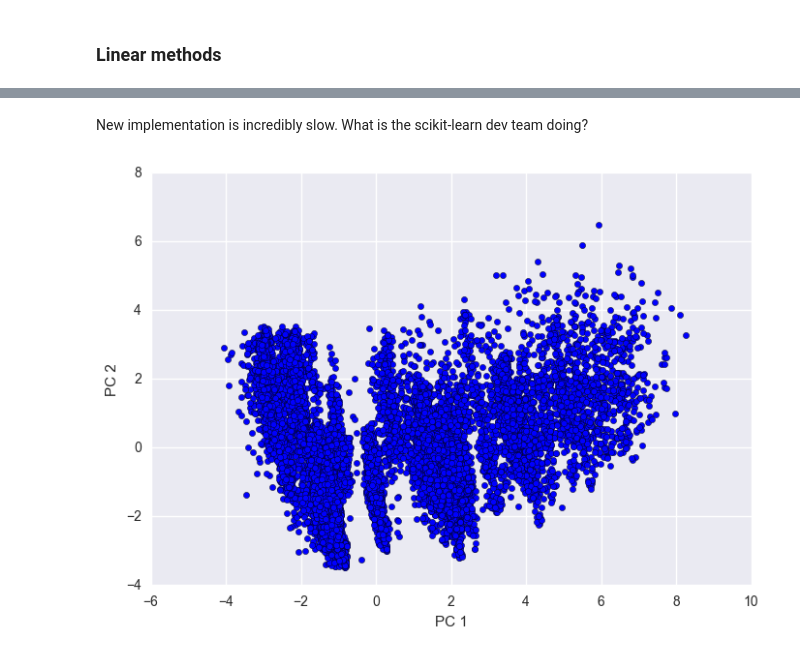
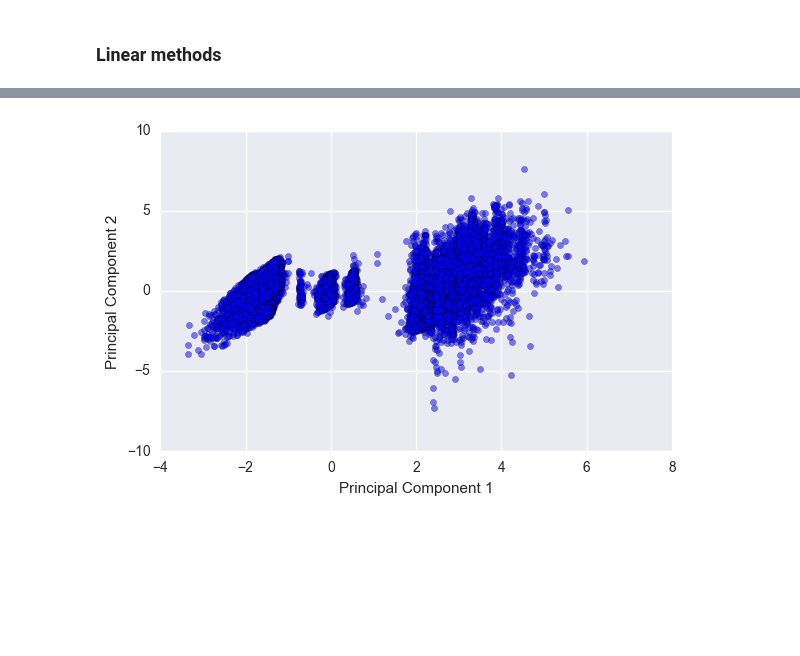
Before and after one commit to k2datascience/classification-example, a Jupyter notebook: 2-Preprocessing-Feature-Engineering.ipynb, the cells around one changed output, grey strips where cells are left out. Saved outputs shown, nothing was run; the diff lists cells and outputs as text; code cells hidden in the pictures; blank space fills up the shorter version.

```diff
--- a/2-Preprocessing-Feature-Engineering.ipynb
+++ b/2-Preprocessing-Feature-Engineering.ipynb
@@ -31,7 +31,8 @@ cols = bank_data.columns.tolist()
 cols = cols[-1:] + cols[:-1]
 bank_data = bank_data[cols]
 # %%
-# Replace 'unknown' with NAN and drop them
-# I could potentially use an imputation strategy...
+# Replace 'unknown' with NAN
+# Use an imputation strategy
 bank_data.replace(['unknown'], [np.nan], inplace=True)
-bank_data = bank_data.dropna()
+bank_data['pdays'].replace([999], [np.nan], inplace=True)
+bank_data = bank_data.fillna(bank_data.median())
@@ -110,10 +108,14 @@ plt.show()
 # %% [markdown]
 ## Dimensionality Reduction
+# %%
+# Extracting only the continuous variables, binary ones will not help
+continuous = bank_data[['age', 'duration', 'campaign', 'pdays', 'previous',
+                        'emp.var.rate', 'cons.price.idx', 'cons.conf.idx', 'euribor3m',
+                        'nr.employed']]
 # %%
 # Bringing features on the same scale
 stdsc = StandardScaler()
-X_train_std = stdsc.fit_transform(X_train)
-X_test_std = stdsc.transform(X_test)
+continuous_std = stdsc.fit_transform(continuous)
 # %% [markdown]
 ### Linear methods
 # %%
@@ -135,10 +138,11 @@ rpca = PCA(n_components=5, svd_solver='randomized')
-# %% [markdown]
-New implementation is incredibly slow. What is the scikit-learn dev team doing?
+# %%
+pca = PCA(n_components=3)
+continuous_pca = pca.fit_transform(continuous_std)
 # %%
-X_train_pca = pca.fit_transform(X_train_std)
-plt.scatter(X_train_pca[:, 0], X_train_pca[:, 1])
-plt.xlabel('PC 1')
-plt.ylabel('PC 2')
+plt.scatter(continuous_pca[:, 0], continuous_pca[:, 1], c="Blue", alpha=.5)
+plt.xlabel('Principal Component 1')
+plt.ylabel('Principal Component 2')
+plt.tight_layout()
 plt.show()
 # %% [output]
-[figure, old version]
+[figure, new version]
```
Also changed, not shown: parts of 19 cells of this notebook, 9 other files.
